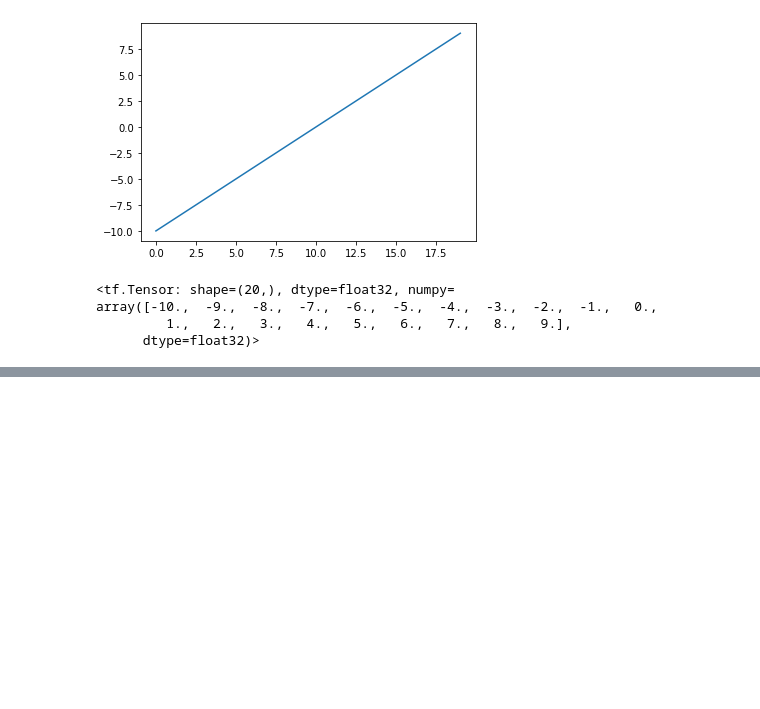
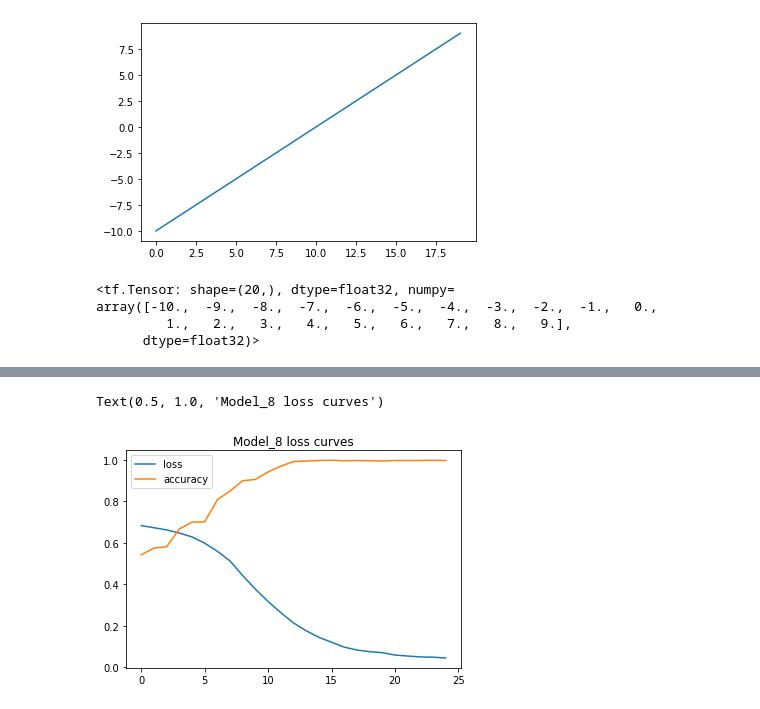
Before and after one commit to ElenaBara21/TensorFlow, a Jupyter notebook: 02_neural_network_classification_in_tensorfloew.ipynb, the cells around one changed output, grey strips where cells are left out. Saved outputs shown, nothing was run; the diff lists cells and outputs as text; code cells hidden in the pictures; blank space fills up the shorter version.

```diff
--- a/02_neural_network_classification_in_tensorfloew.ipynb
+++ b/02_neural_network_classification_in_tensorfloew.ipynb
@@ -582,0 +709,7 @@ array([-10.,  -9.,  -8.,  -7.,  -6.,  -5.,  -4.,  -3.,  -2.,  -1.,   0.,
+# %%
+#plot the loss curves
+pd.DataFrame(history.history).plot()
+plt.title("Model_8 loss curves")
+# %% [output]
+Text(0.5, 1.0, 'Model_8 loss curves')
+[figure, added]
```
Also changed, not shown: parts of 35 cells of this notebook.
